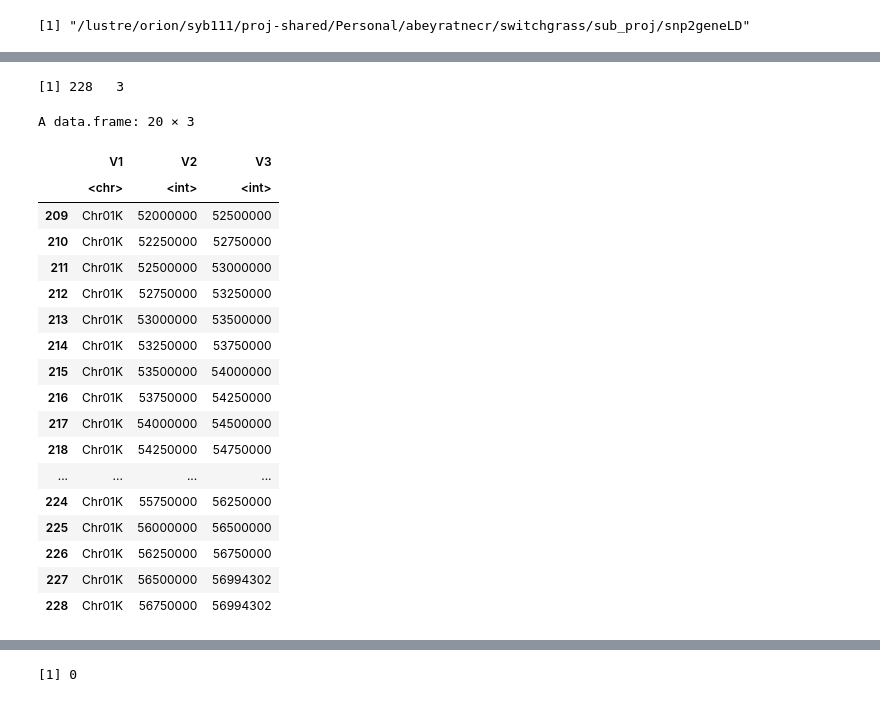
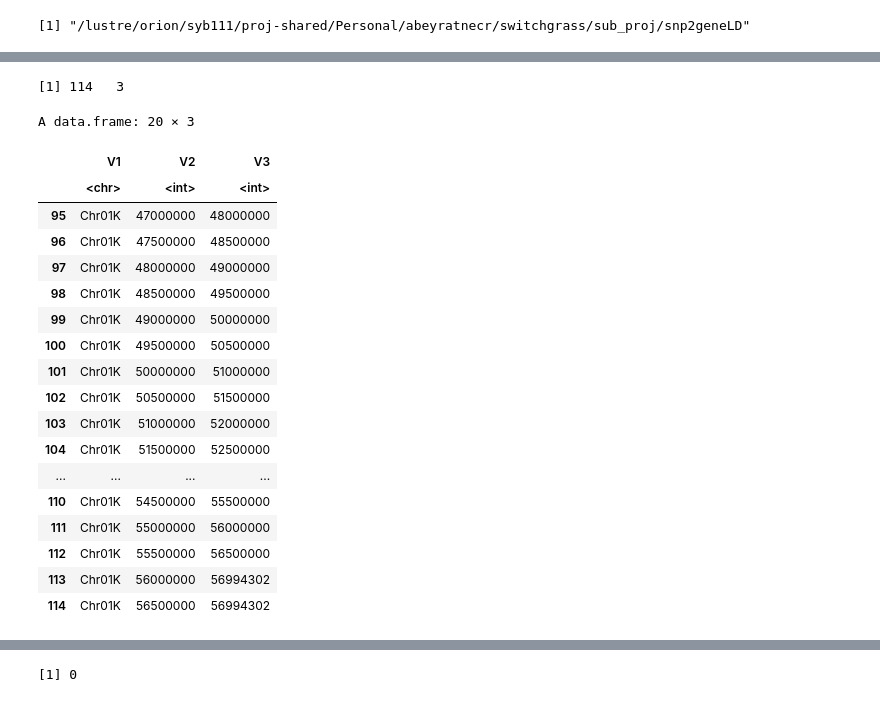
Before and after one commit to roshanabeyratne/snp2geneLD, a Jupyter notebook: gw_ld.ipynb, the cells around one changed output, grey strips where cells are left out. Cells and saved outputs as stored; diff of their text form; code cells hidden in the pictures.

```diff
--- a/gw_ld.ipynb
+++ b/gw_ld.ipynb
@@ -13,27 +33,27 @@ library(magrittr)
 # %%
-coords = read.table('./pw_ld2/500000_250000.bed', header=FALSE)
+coords = read.table('./pw_ld/1000000_500000.bed', header=FALSE)
 contig_name='Chr01K'
 coords_ = coords %>% filter(str_detect(V1, contig_name))
 dim(coords_)
 tail(coords_, 20)
 # %% [output]
-[1] 228   3
+[1] 114   3
 A data.frame: 20 × 3
 |  | V1 | V2 | V3 |
 |  | <chr> | <int> | <int> |
-| 209 | Chr01K | 52000000 | 52500000 |
-| 210 | Chr01K | 52250000 | 52750000 |
-| 211 | Chr01K | 52500000 | 53000000 |
-| 212 | Chr01K | 52750000 | 53250000 |
-| 213 | Chr01K | 53000000 | 53500000 |
-| 214 | Chr01K | 53250000 | 53750000 |
-| 215 | Chr01K | 53500000 | 54000000 |
-| 216 | Chr01K | 53750000 | 54250000 |
-| 217 | Chr01K | 54000000 | 54500000 |
-| 218 | Chr01K | 54250000 | 54750000 |
+| 95 | Chr01K | 47000000 | 48000000 |
+| 96 | Chr01K | 47500000 | 48500000 |
+| 97 | Chr01K | 48000000 | 49000000 |
+| 98 | Chr01K | 48500000 | 49500000 |
+| 99 | Chr01K | 49000000 | 50000000 |
+| 100 | Chr01K | 49500000 | 50500000 |
+| 101 | Chr01K | 50000000 | 51000000 |
+| 102 | Chr01K | 50500000 | 51500000 |
+| 103 | Chr01K | 51000000 | 52000000 |
+| 104 | Chr01K | 51500000 | 52500000 |
 | ... | ... | ... | ... |
-| 224 | Chr01K | 55750000 | 56250000 |
-| 225 | Chr01K | 56000000 | 56500000 |
-| 226 | Chr01K | 56250000 | 56750000 |
-| 227 | Chr01K | 56500000 | 56994302 |
-| 228 | Chr01K | 56750000 | 56994302 |
+| 110 | Chr01K | 54500000 | 55500000 |
+| 111 | Chr01K | 55000000 | 56000000 |
+| 112 | Chr01K | 55500000 | 56500000 |
+| 113 | Chr01K | 56000000 | 56994302 |
+| 114 | Chr01K | 56500000 | 56994302 |
```
Also changed, not shown: parts of 3 cells of this notebook, 15 other files.
